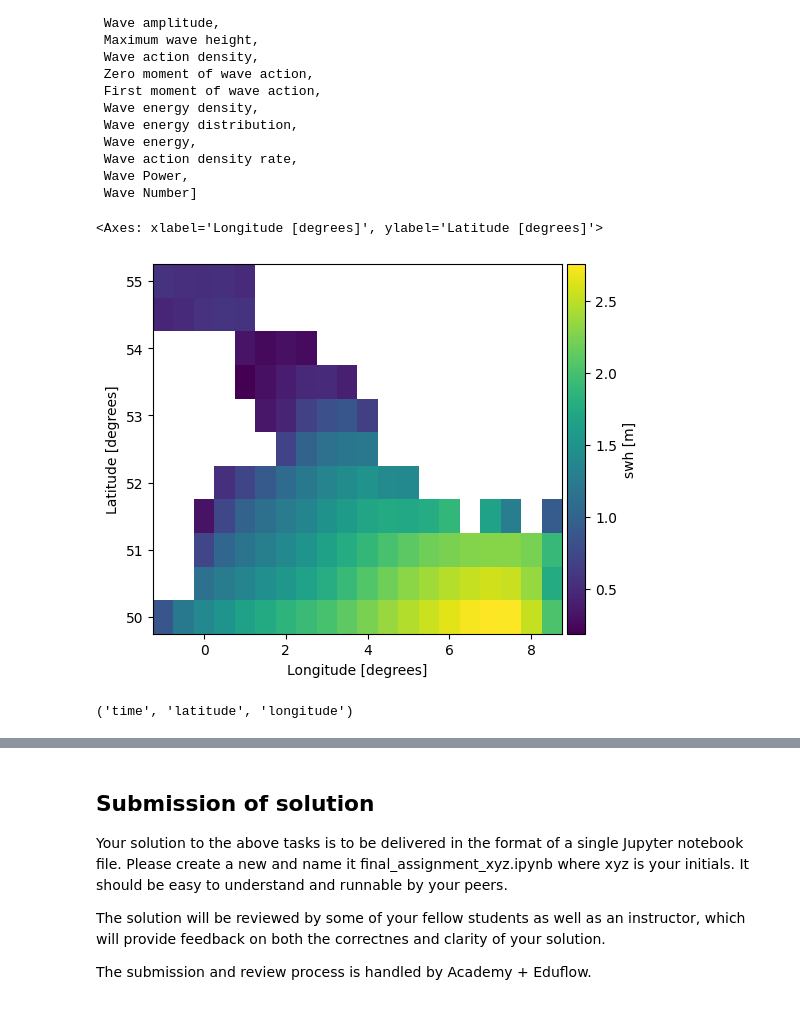
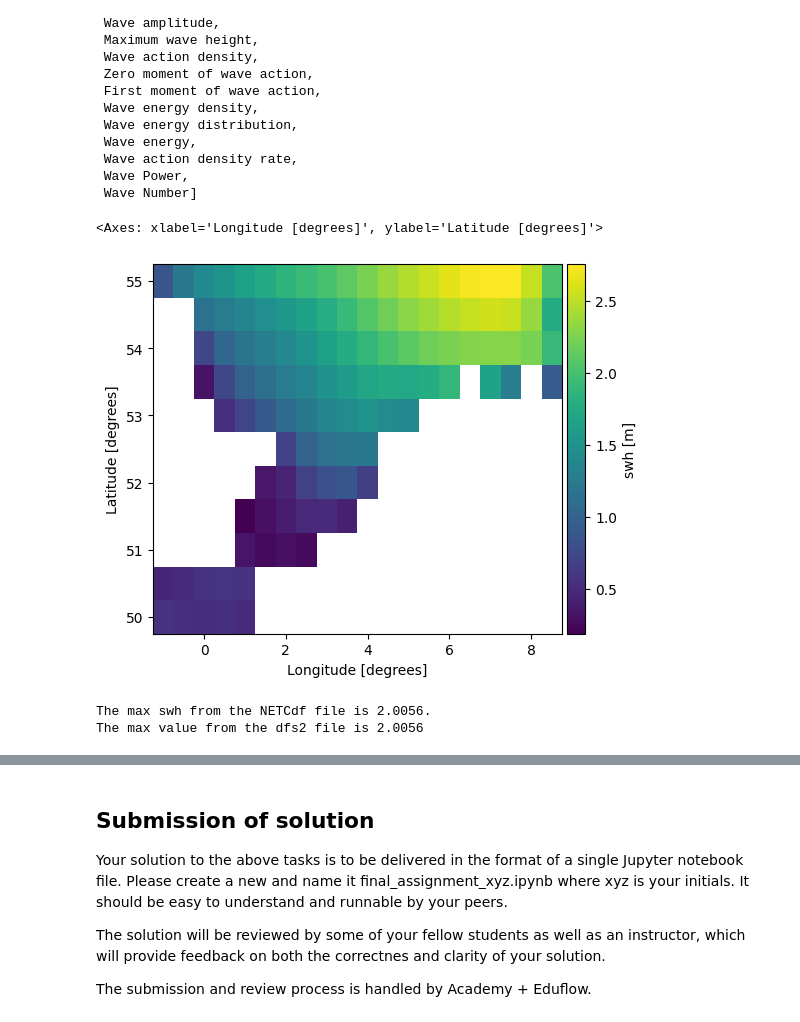
Before and after one commit to saraaccornero/final_assignment_group_6, a Jupyter notebook: module_1/final_assignment.ipynb, the cells around one changed output, grey strips where cells are left out. Cells and saved outputs as stored; diff of their text form; code cells hidden in the pictures.

```diff
--- a/module_1/final_assignment.ipynb
+++ b/module_1/final_assignment.ipynb
@@ -220,44 +221,45 @@ EUMType.search('wave')
  Wave Number]
 # %%
 # b) and c)
+## SINCE THE LATITUDE VALUES WERE REVERSED, THE VALUES OF EACH ARRAY ALSO NEED TO BE REVERSED ALONG THE LATITUDE AXIS = 1! HENCE np.flip(..., axis=1)
 g2D = mikeio.Grid2D(x=lons, y=lats_rev, projection="LONG/LAT")
 xarrays = []
 das = mikeio.Dataset([
-    mikeio.DataArray(data=ds.mwd.values,
+    mikeio.DataArray(data=np.flip(ds.mwd.values, axis=1),
                      time=ds.time,
                      geometry=g2D,
                      item=mikeio.ItemInfo('mwd', mikeio.EUMType.Mean_Wave_Direction, mikeio.EUMUnit.degree)),
-    mikeio.DataArray(data=ds.mwp.values,
+    mikeio.DataArray(data=np.flip(ds.mwp.values, axis=1),
                      time=ds.time,
                      geometry=g2D,
                      item=mikeio.ItemInfo('mwp', mikeio.EUMType.Wave_period, mikeio.EUMUnit.second)),
-    mikeio.DataArray(data=ds.mp2.values,
+    mikeio.DataArray(data=np.flip(ds.mp2.values, axis=1),
                      time=ds.time,
                      geometry=g2D,
                      item=mikeio.ItemInfo('mp2', mikeio.EUMType.Undefined , mikeio.EUMUnit.second)),
-    mikeio.DataArray(data=ds.pp1d.values,
+    mikeio.DataArray(data=np.flip(ds.pp1d.values, axis=1),
                      time=ds.time,
                      geometry=g2D,
                      item=mikeio.ItemInfo('pp1d', mikeio.EUMType.Undefined , mikeio.EUMUnit.second)),
-    mikeio.DataArray(data=ds.swh.values,
+    mikeio.DataArray(np.flip(ds.swh.values,axis=1),
                      time=ds.time,
                      geometry=g2D,
                      item=mikeio.ItemInfo('swh', mikeio.EUMType.Significant_wave_height , mikeio.EUMUnit.meter))
 ])
 das.to_dfs(r'.\results\dutch_coast.dfs2')
 my_das = mikeio.read(r'.\results\dutch_coast.dfs2')
 my_das['swh'].plot()
 # %% [output]
 <Axes: xlabel='Longitude [degrees]', ylabel='Latitude [degrees]'>
-[figure, old version]
+[figure, new version]
 # %%
 # d)
 # max_netcdf = (ds['swh'].sel(latitude=50.0, longitude=1.0)).max().values
 max_netcdf = (ds.swh.sel(latitude=50.0, longitude=1.0).values).max()
-# max_dfs2 = (my_das['swh'].sel(x=1.0, y=50.0)).max().values
-ds.swh.dims
+max_dfs2 = (my_das['swh'].sel(x=1.0, y=50.0)).max().values
 
-# string ='The max swh from the NETCdf file is {:.4f}. \nThe max value from the dfs2 file is {:.4f}'.format(max_netcdf, max_dfs2)
-# print(string)
+string ='The max swh from the NETCdf file is {:.4f}. \nThe max value from the dfs2 file is {:.4f}'.format(max_netcdf, max_dfs2)
+print(string)
 # %% [output]
-('time', 'latitude', 'longitude')
+The max swh from the NETCdf file is 2.0056.
+The max value from the dfs2 file is 2.0056
```
Also changed, not shown: parts of 2 cells of this notebook, 1 other file.
